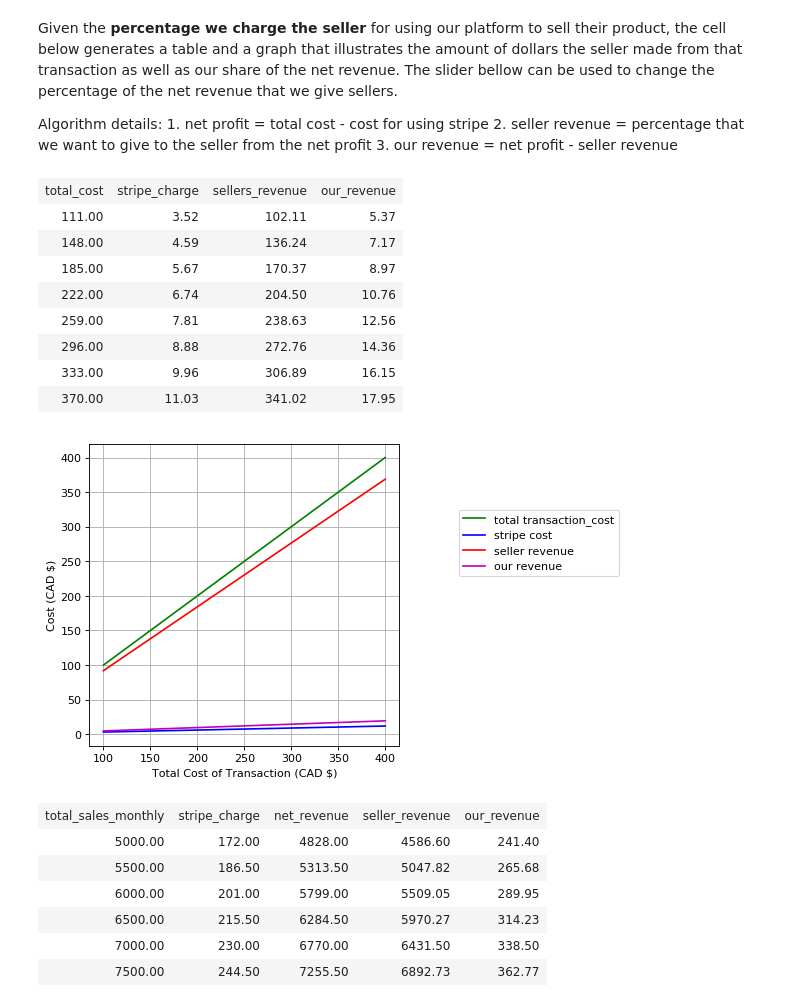
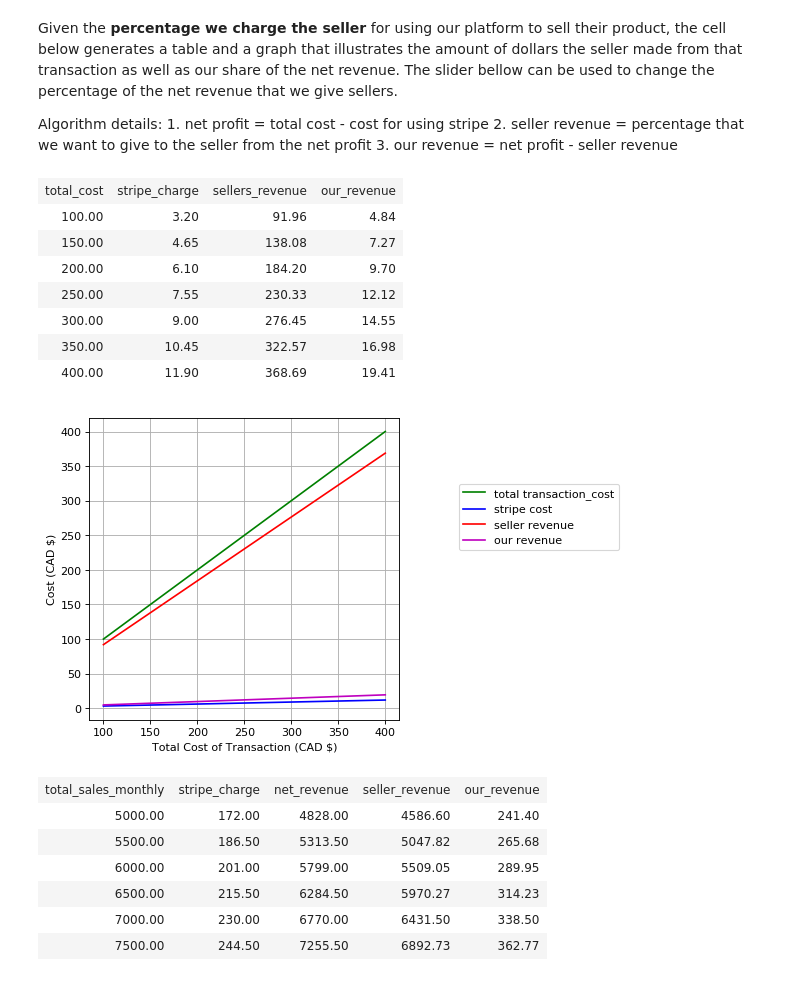
Before and after one commit to PraveenHarris/ALilVis4StripePricing, a Jupyter notebook: Pricing.ipynb, the cells around one changed output. Drawn from its saved outputs; the diff is of its cells as text; code cells hidden in the pictures.

```diff
--- a/Pricing.ipynb
+++ b/Pricing.ipynb
@@ -46,42 +46,41 @@ def revenue(rev):
     # how much seller makes from this transaction
     net_money = t1-stripe_base_pricing(t1)
     seller_rev = (rev/100)*net_money
     plt.plot(t1, seller_rev, 'r', label='seller revenue')
     # how much we are charging for that transaction
     our_rev = net_money - (rev/100)*net_money
     plt.plot(t1, our_rev, 'm', label='our revenue')
     plt.grid()
 
     ax = plt.gca()
     ax.legend(loc='upper center', bbox_to_anchor=(1.45, 0.8), ncol=1)
 
     vals = [['total_cost', 'stripe_charge', 'sellers_revenue', 'our_revenue']]
-    val = int((max(t1)-min(t1))/8)
+    val = 50
     for i, stripe_cost, s_rev, o_rev in zip(t1, stripe_base_pricing(t1), seller_rev, our_rev):
         if i % val == 0:
             temp = [i, stripe_cost, s_rev, o_rev]
             temp = ['%.2f' % item for item in temp]
             vals.append(temp)
     display(HTML(
         '<table><tr>{}</tr></table>'.format(
             '</tr><tr>'.join(
                 '<td>{}</td>'.format('</td><td>'.join(str(_) for _ in row)) for row in vals)
             )
      ))
 
 
 # interact(revenue, rev=widgets.IntSlider(min=0,max=100, value=95));
 revenue(95)
 # %% [output]
 | total_cost | stripe_charge | sellers_revenue | our_revenue |
-| 111.00 | 3.52 | 102.11 | 5.37 |
-| 148.00 | 4.59 | 136.24 | 7.17 |
-| 185.00 | 5.67 | 170.37 | 8.97 |
-| 222.00 | 6.74 | 204.50 | 10.76 |
-| 259.00 | 7.81 | 238.63 | 12.56 |
-| 296.00 | 8.88 | 272.76 | 14.36 |
-| 333.00 | 9.96 | 306.89 | 16.15 |
-| 370.00 | 11.03 | 341.02 | 17.95 |
+| 100.00 | 3.20 | 91.96 | 4.84 |
+| 150.00 | 4.65 | 138.08 | 7.27 |
+| 200.00 | 6.10 | 184.20 | 9.70 |
+| 250.00 | 7.55 | 230.33 | 12.12 |
+| 300.00 | 9.00 | 276.45 | 14.55 |
+| 350.00 | 10.45 | 322.57 | 16.98 |
+| 400.00 | 11.90 | 368.69 | 19.41 |
 [figure]
 # %%
 t2 = np.arange(5000, 10000)
```
